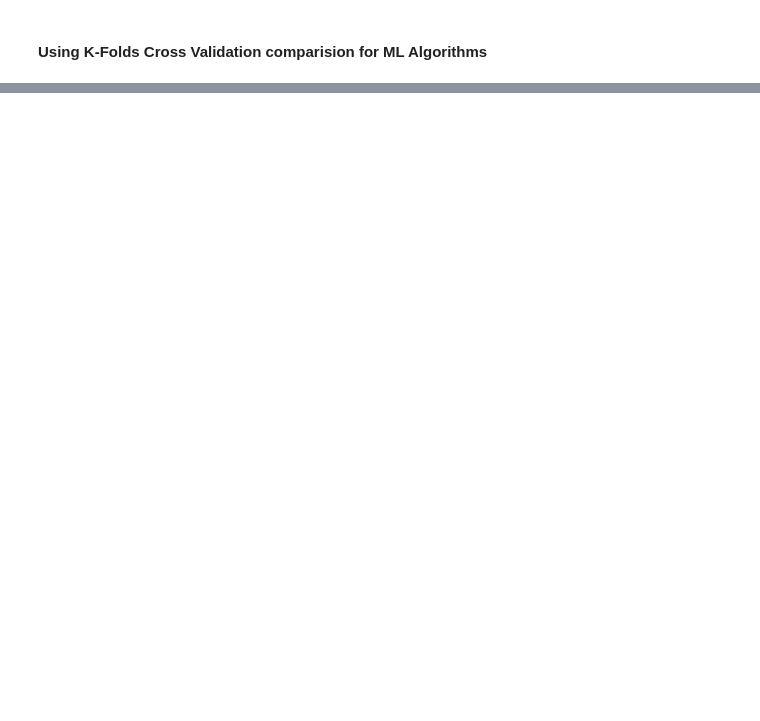
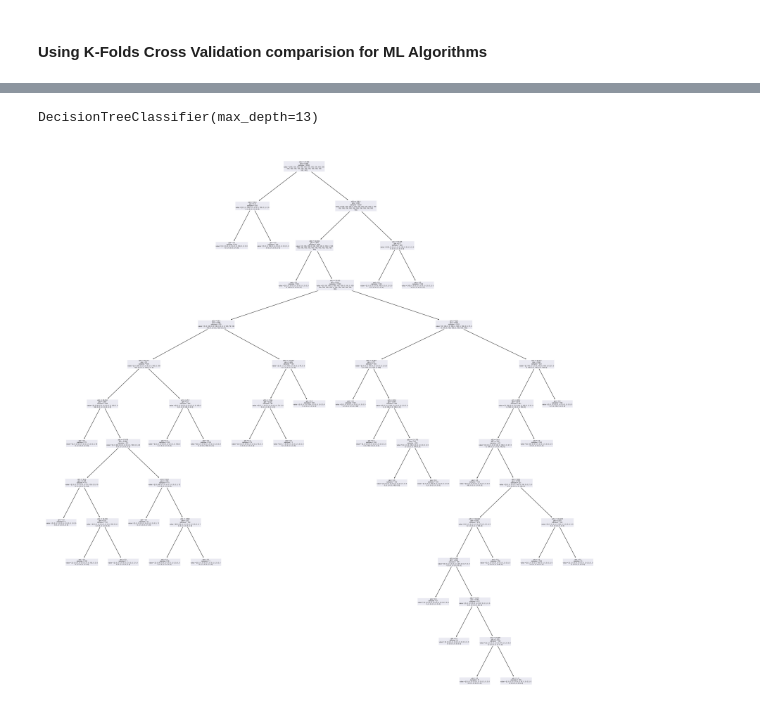
Before and after one commit to jm55/DLSU-Intelligent-Systems, a Jupyter notebook: Machine Learning/notebook-v2.ipynb, the cells around one changed output, grey strips where cells are left out. Saved outputs shown, nothing was run; the diff lists cells and outputs as text; code cells hidden in the pictures; blank space fills up the shorter version.

```diff
--- a/Machine Learning/notebook-v2.ipynb
+++ b/Machine Learning/notebook-v2.ipynb
@@ -598,0 +694,5 @@ Fold  |  KNN  |  DTC |  LR
+# %%
+dtc_v2 = DecisionTreeClassifier(max_depth=13)
+dtc_v2.fit(X,y)
+# %% [output]
+DecisionTreeClassifier(max_depth=13)
@@ -598,0 +701,6 @@ Fold  |  KNN  |  DTC |  LR
+# %%
+plt.figure(figsize=(30, 30))
+plot_tree(dtc_v2)
+plt.show()
+# %% [output]
+[figure, added]
```
Also changed, not shown: parts of 34 cells of this notebook.
